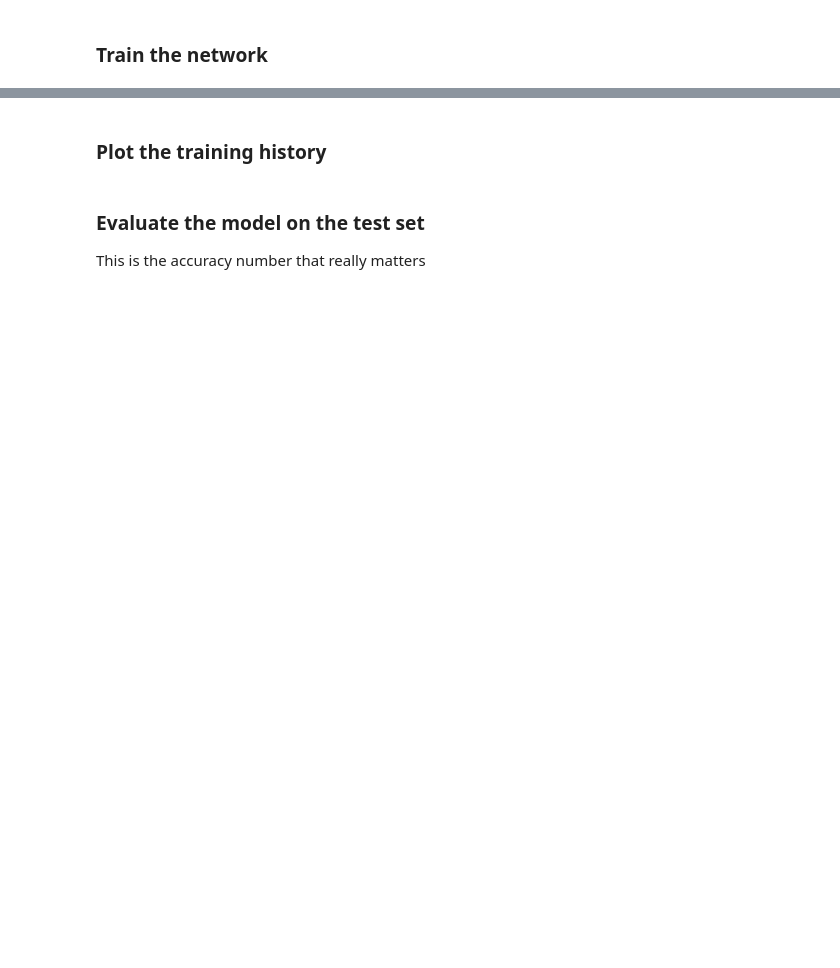
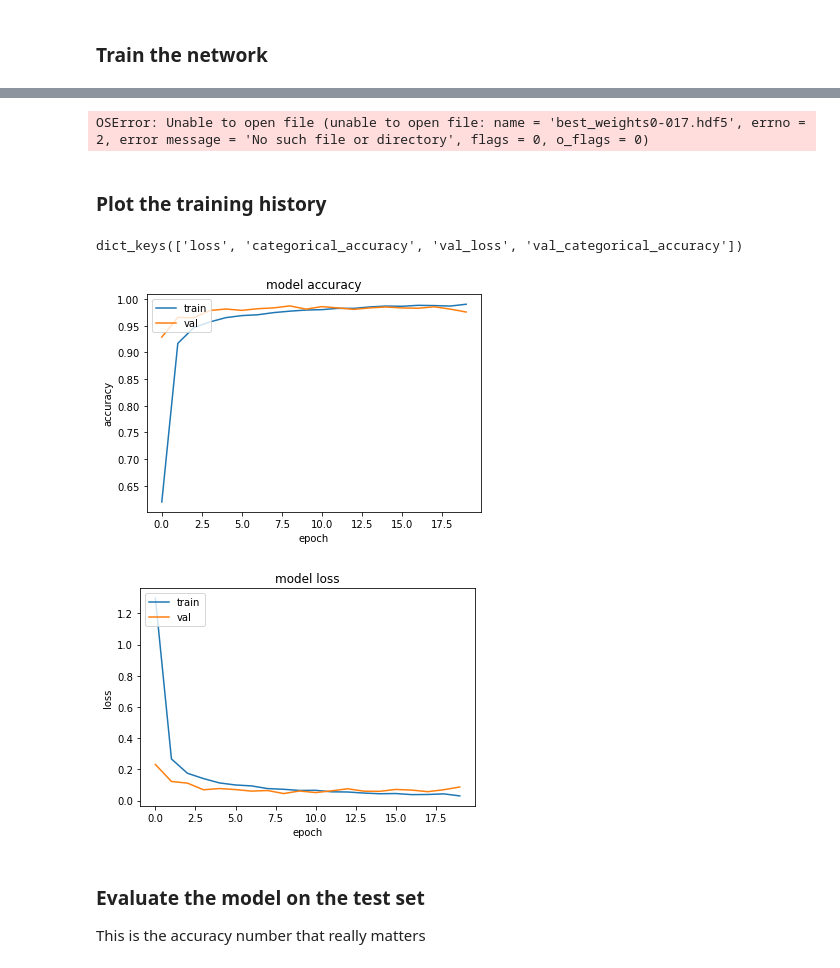
Before and after one commit to Zayts3v/TA-2020, a Jupyter notebook: Trabalho.ipynb, the cells around one changed output, grey strips where cells are left out. Drawn from its saved outputs; the diff is of its cells as text; code cells hidden in the pictures; blank space fills up the shorter version.

```diff
--- a/Trabalho.ipynb
+++ b/Trabalho.ipynb
@@ -38,7 +38,7 @@ See: https://machinelearningmastery.com/how-to-control-the-speed-and-stability-o
 
 Try with different batch sizes.
 # %%
-BATCH_SIZE = 32
+BATCH_SIZE = 16
 IMAGE_SIZE = 32
 # %% [markdown]
 ### Prepare to load images
@@ -239,28 +279,2 @@ val_dataset = dataset.skip(val_size)
 # %% [markdown]
 ### Train the network
-# %%
-history=[]
-
-history.append(models[0].fit(trainset, steps_per_epoch = trainset_length/BATCH_SIZE,
-          epochs=20, validation_data = valset, validation_steps= valset_length/BATCH_SIZE))
-
-print(models[0].evaluate(testset))
-
-
-history.append(models[1].fit(trainset, steps_per_epoch = trainset_length/BATCH_SIZE,
-          epochs=20, validation_data = valset, validation_steps= valset_length/BATCH_SIZE))
-print(models[1].evaluate(testset))
-
-
-history.append(models[2].fit(trainset, steps_per_epoch = trainset_length/BATCH_SIZE,
-          epochs=20, validation_data = valset, validation_steps= valset_length/BATCH_SIZE))
-print(models[2].evaluate(testset))
-
-
-history.append(models[3].fit(trainset, steps_per_epoch = trainset_length/BATCH_SIZE,
-          epochs=20, validation_data = valset, validation_steps= valset_length/BATCH_SIZE))
-print(models[3].evaluate(testset))
-
-history.append(models[4].fit(trainset, steps_per_epoch = trainset_length/BATCH_SIZE,
-          epochs=20, validation_data = valset, validation_steps= valset_length/BATCH_SIZE))
-print(models[4].evaluate(testset))
@@ -267,26 +408,38 @@ print(models[4].evaluate(testset))
+# %%
+'''
+models[0].load_weights('best_weights0-017.hdf5')
+
+models[0].evaluate(testset)
+
+'''
+# %% [output]
+OSError: Unable to open file (unable to open file: name = 'best_weights0-017.hdf5', errno = 2, error message = 'No such file or directory', flags = 0, o_flags = 0)
 # %% [markdown]
 ### Plot the training history
 # %%
-'''
-print(history.history.keys())
+
+print(history[0].history.keys())
 
 # summarize history for accuracy
-plt.plot(history.history['categorical_accuracy'])
-plt.plot(history.history['val_categorical_accuracy'])
+plt.plot(history[0].history['categorical_accuracy'])
+plt.plot(history[0].history['val_categorical_accuracy'])
 plt.title('model accuracy')
 plt.ylabel('accuracy')
 plt.xlabel('epoch')
 plt.legend(['train', 'val'], loc='upper left')
 plt.show()
 # summarize history for loss
-plt.plot(history.history['loss'])
-plt.plot(history.history['val_loss'])
+plt.plot(history[0].history['loss'])
+plt.plot(history[0].history['val_loss'])
 plt.title('model loss')
 plt.ylabel('loss')
 plt.xlabel('epoch')
 plt.legend(['train', 'val'], loc='upper left')
 plt.show()
-'''
+# %% [output]
+dict_keys(['loss', 'categorical_accuracy', 'val_loss', 'val_categorical_accuracy'])
+[figure, added]
+[figure, added]
 # %% [markdown]
 ### Evaluate the model on the test set
 
```
Also changed, not shown: parts of 15 cells of this notebook.
